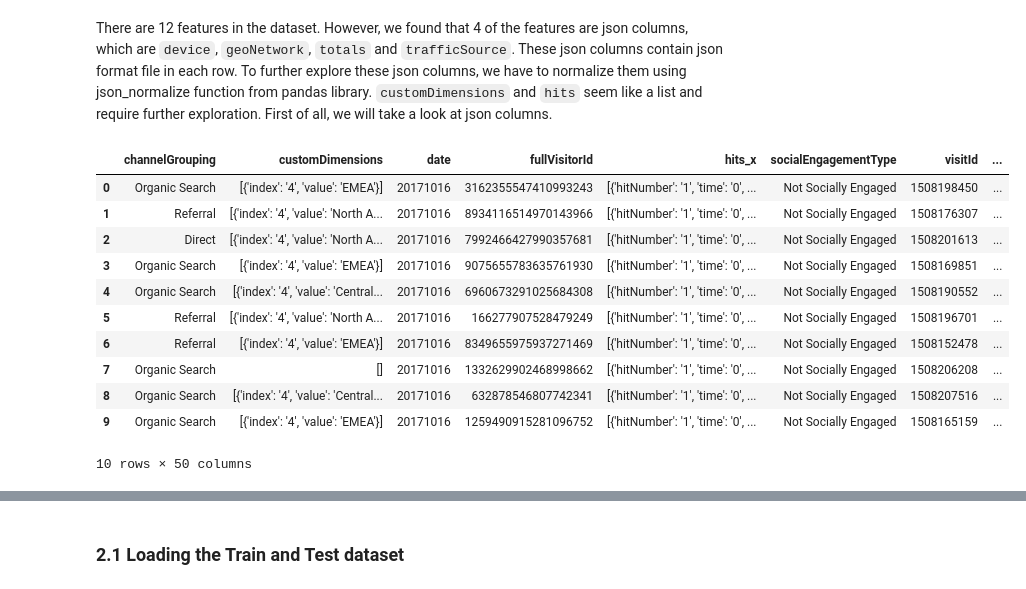
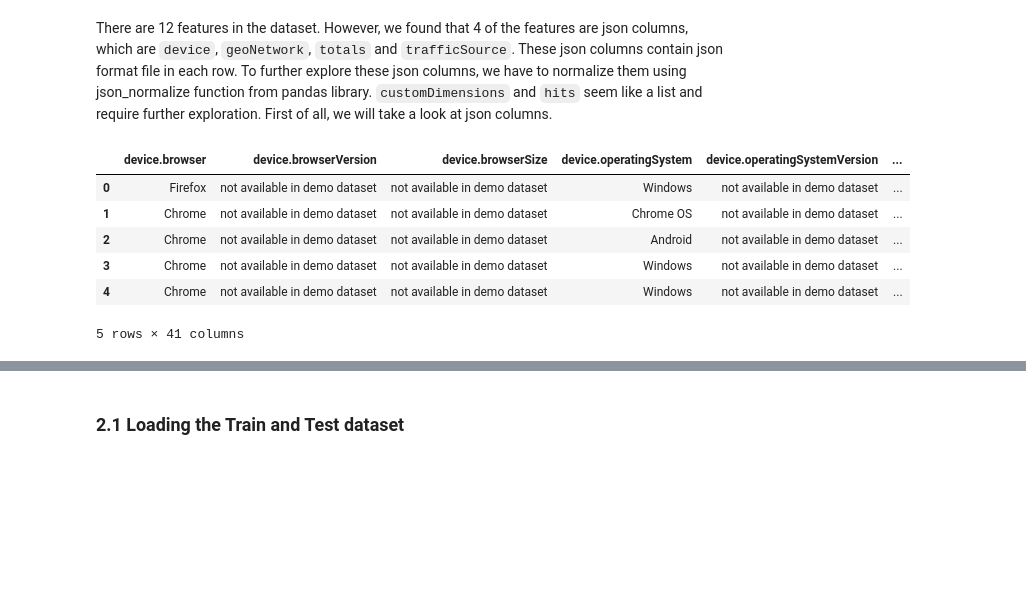
Before and after one commit to irenetoo/-Google-Analytics-Customer-Revenue-Prediction, a Jupyter notebook: Google_Analytics_Customer_Revenue_Prediction_20200518.ipynb, the cells around one changed output, grey strips where cells are left out. Saved outputs shown, nothing was run; the diff lists cells and outputs as text; code cells hidden in the pictures; blank space fills up the shorter version.

Commit message:
Update Google_Analytics_Customer_Revenue_Prediction_20200518.ipynb
Added some text and code on initial exploration to decide on how to preprocessed the data.

Explored json columns.

```diff
--- a/Google_Analytics_Customer_Revenue_Prediction_20200518.ipynb
+++ b/Google_Analytics_Customer_Revenue_Prediction_20200518.ipynb
@@ -64,21 +64,19 @@ There are 12 features in the dataset. However, we found that 4 of the features a
 # %%
 import json
 json_columns = ["device", "geoNetwork", "totals", "trafficSource"]
+column_names = []
 for json_column in json_columns:
-    #df_partial[json_column] = df_partial[json_column].apply(lambda x: json.loads(x))
+    df_partial[json_column] = df_partial[json_column].apply(lambda x: json.loads(x))
     df_temp = pd.json_normalize(df_partial[json_column])
+    df_temp.columns = [f"{json_column}.{subcolumn}" for subcolumn in df_temp.columns]
+    column_names.extend(df_temp.columns)
     df_partial = df_partial.drop(json_column, axis = 1).merge(df_temp, left_index = True, right_index = True)
-df_partial
+df_partial[column_names].head()
 # %% [output]
-|  | channelGrouping | customDimensions | date | fullVisitorId | hits_x | socialEngagementType | visitId | ... |
-| 0 | Organic Search | [{'index': '4', 'value': 'EMEA'}] | 20171016 | 3162355547410993243 | [{'hitNumber': '1', 'time': '0', ... | Not Socially Engaged | 1508198450 | ... |
-| 1 | Referral | [{'index': '4', 'value': 'North A... | 20171016 | 8934116514970143966 | [{'hitNumber': '1', 'time': '0', ... | Not Socially Engaged | 1508176307 | ... |
-| 2 | Direct | [{'index': '4', 'value': 'North A... | 20171016 | 7992466427990357681 | [{'hitNumber': '1', 'time': '0', ... | Not Socially Engaged | 1508201613 | ... |
-| 3 | Organic Search | [{'index': '4', 'value': 'EMEA'}] | 20171016 | 9075655783635761930 | [{'hitNumber': '1', 'time': '0', ... | Not Socially Engaged | 1508169851 | ... |
-| 4 | Organic Search | [{'index': '4', 'value': 'Central... | 20171016 | 6960673291025684308 | [{'hitNumber': '1', 'time': '0', ... | Not Socially Engaged | 1508190552 | ... |
-| 5 | Referral | [{'index': '4', 'value': 'North A... | 20171016 | 166277907528479249 | [{'hitNumber': '1', 'time': '0', ... | Not Socially Engaged | 1508196701 | ... |
-| 6 | Referral | [{'index': '4', 'value': 'EMEA'}] | 20171016 | 8349655975937271469 | [{'hitNumber': '1', 'time': '0', ... | Not Socially Engaged | 1508152478 | ... |
-| 7 | Organic Search | [] | 20171016 | 1332629902468998662 | [{'hitNumber': '1', 'time': '0', ... | Not Socially Engaged | 1508206208 | ... |
-| 8 | Organic Search | [{'index': '4', 'value': 'Central... | 20171016 | 632878546807742341 | [{'hitNumber': '1', 'time': '0', ... | Not Socially Engaged | 1508207516 | ... |
-| 9 | Organic Search | [{'index': '4', 'value': 'EMEA'}] | 20171016 | 1259490915281096752 | [{'hitNumber': '1', 'time': '0', ... | Not Socially Engaged | 1508165159 | ... |
+|  | device.browser | device.browserVersion | device.browserSize | device.operatingSystem | device.operatingSystemVersion | ... |
+| 0 | Firefox | not available in demo dataset | not available in demo dataset | Windows | not available in demo dataset | ... |
+| 1 | Chrome | not available in demo dataset | not available in demo dataset | Chrome OS | not available in demo dataset | ... |
+| 2 | Chrome | not available in demo dataset | not available in demo dataset | Android | not available in demo dataset | ... |
+| 3 | Chrome | not available in demo dataset | not available in demo dataset | Windows | not available in demo dataset | ... |
+| 4 | Chrome | not available in demo dataset | not available in demo dataset | Windows | not available in demo dataset | ... |
-10 rows × 50 columns
+5 rows × 41 columns
```
Also changed, not shown: parts of 4 cells of this notebook.
